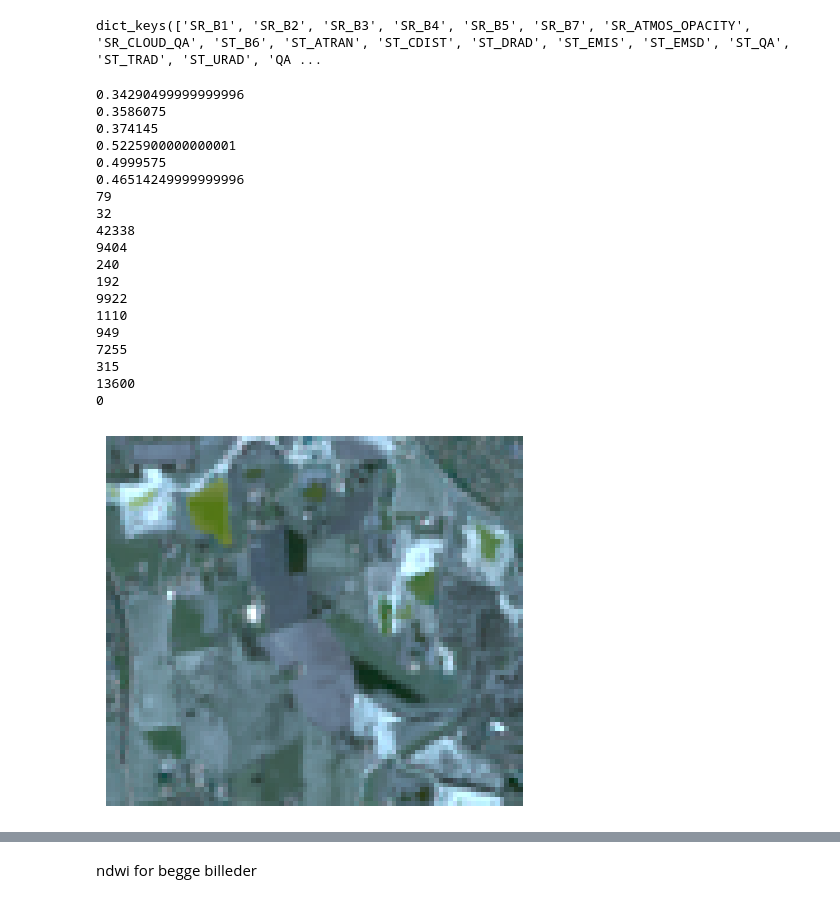
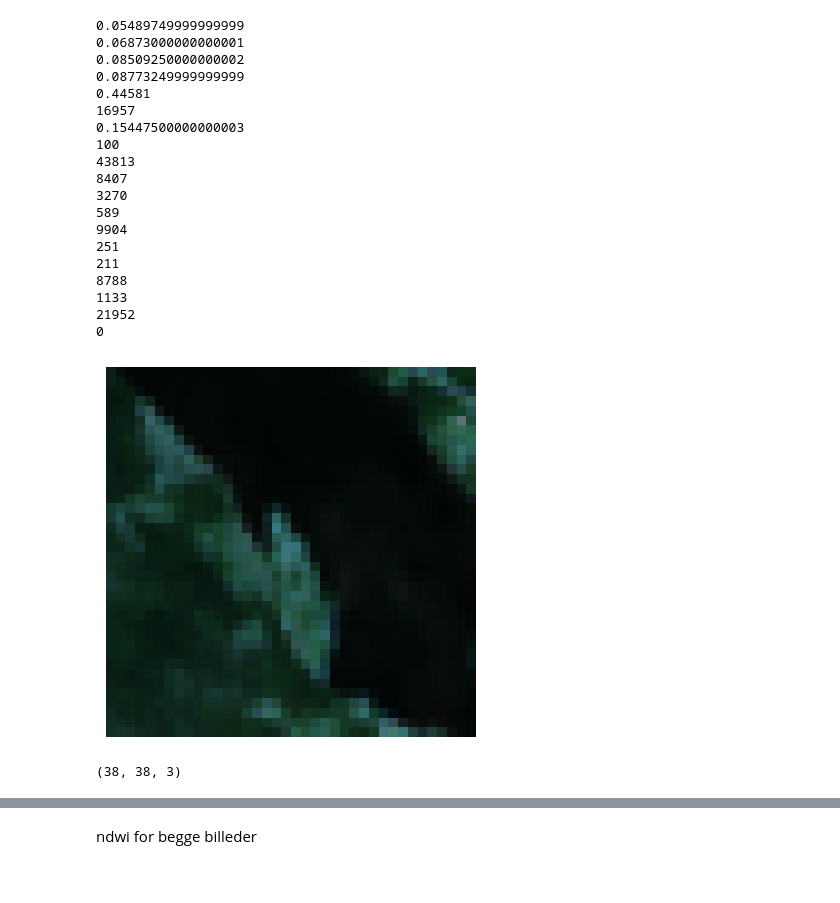
Before and after one commit to aalling93/gge, a Jupyter notebook: Notebooks/landsat.ipynb, the cells around one changed output, grey strips where cells are left out. Cells and saved outputs as stored; diff of their text form; code cells hidden in the pictures.

```diff
--- a/Notebooks/landsat.ipynb
+++ b/Notebooks/landsat.ipynb
@@ -4,7 +12,8 @@ import gge
 from gge import sensors
 # %%
 area = (12.1, 55.60, 12.14, 55.62)  # Define the area, can also give .shp or .geojson file...
-time_range = ('2019-01-01', '2024-06-10')
+area = "/Users/kaaso/Documents/phd/coding/gge/data/location/bunaeset/POLYGON.shp"
+time_range = ('2024-05-01', '2024-06-10')
 # %%
 
 landsat = sensors.Landsat()
@@ -69,32 +69,30 @@ landsat.dn_to_reflectance()
 # %%
 landsat.images_data[0]["image_bands"].keys()
-# %% [output]
-dict_keys(['SR_B1', 'SR_B2', 'SR_B3', 'SR_B4', 'SR_B5', 'SR_B7', 'SR_ATMOS_OPACITY', 'SR_CLOUD_QA', 'ST_B6', 'ST_ATRAN', 'ST_CDIST', 'ST_DRAD', 'ST_EMIS', 'ST_EMSD', 'ST_QA', 'ST_TRAD', 'ST_URAD', 'QA ...
 # %%
 for key in landsat.images_data[0]["image_bands"].keys():
     print(landsat.images_data[0]["image_bands"][key].max())
 # %% [output]
-0.34290499999999996
-0.3586075
-0.374145
-0.5225900000000001
-0.4999575
-0.46514249999999996
-79
-32
-42338
-9404
-240
-192
-9922
-1110
-949
-7255
-315
-13600
+0.05489749999999999
+0.06873000000000001
+0.08509250000000002
+0.08773249999999999
+0.44581
+16957
+0.15447500000000003
+100
+43813
+8407
+3270
+589
+9904
+251
+211
+8788
+1133
+21952
 0
 # %%
-landsat.display_rgb(33, gamma =0.6, gain = 1.2)
+landsat.display_rgb(0, gamma =1.2, gain = 0.5)
 # %% [output]
-[figure, old version]
+[figure, new version]
 # %%
@@ -103,0 +102,4 @@ img, meta = landsat[1]
+# %%
+img.shape
+# %% [output]
+(38, 38, 3)
```
Also changed, not shown: parts of 15 cells of this notebook, 3 other files.
